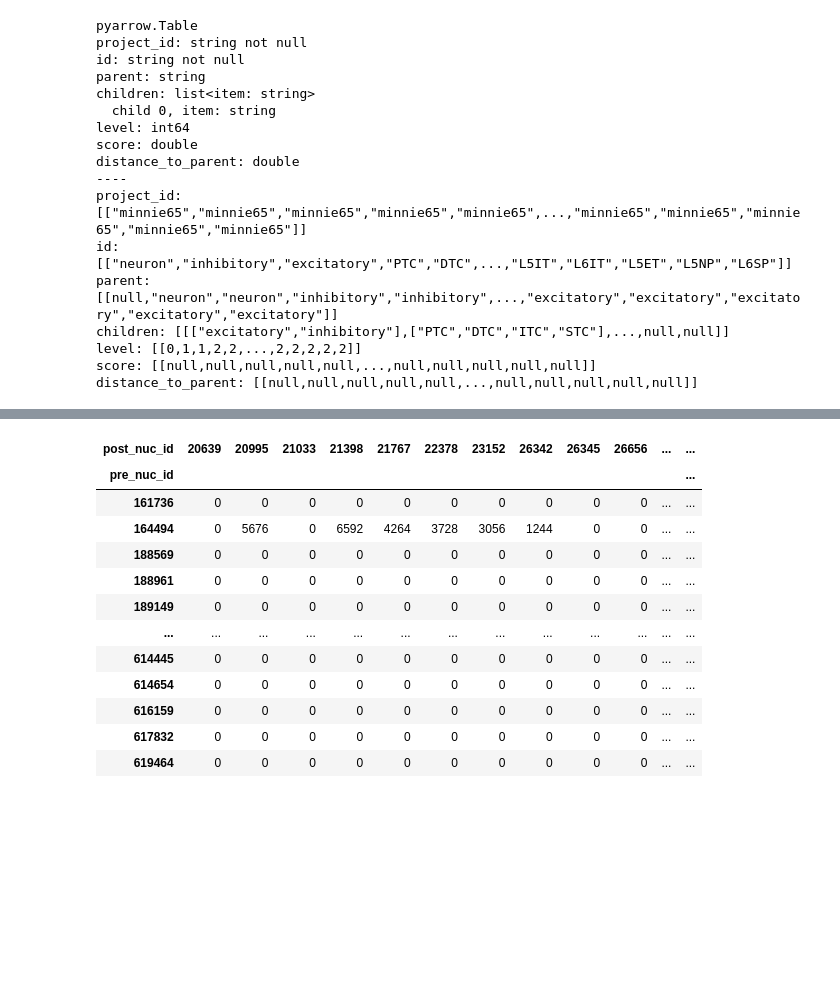
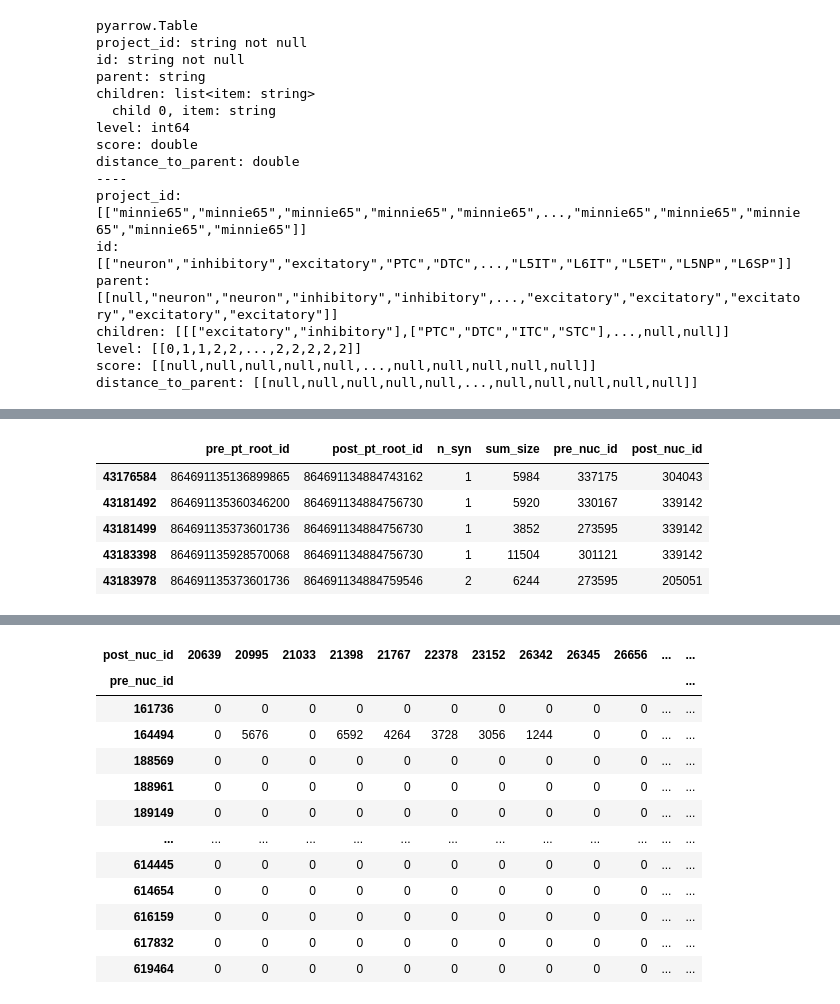
Before and after one commit to AllenInstitute/ConnectsCommonConnectivity, a Jupyter notebook: code/parse_minnie_clustering.ipynb, the cells around one changed output, grey strips where cells are left out. Drawn from its saved outputs; the diff is of its cells as text; code cells hidden in the pictures; blank space fills up the shorter version.

```diff
--- a/code/parse_minnie_clustering.ipynb
+++ b/code/parse_minnie_clustering.ipynb
@@ -332,0 +342,9 @@ conn_df.to_parquet('../results/soma_soma_conns.parquet')
+# %%
+conn_df.head()
+# %% [output]
+|  | pre_pt_root_id | post_pt_root_id | n_syn | sum_size | pre_nuc_id | post_nuc_id |
+| 43176584 | 864691135136899865 | 864691134884743162 | 1 | 5984 | 337175 | 304043 |
+| 43181492 | 864691135360346200 | 864691134884756730 | 1 | 5920 | 330167 | 339142 |
+| 43181499 | 864691135373601736 | 864691134884756730 | 1 | 3852 | 273595 | 339142 |
+| 43183398 | 864691135928570068 | 864691134884756730 | 1 | 11504 | 301121 | 339142 |
+| 43183978 | 864691135373601736 | 864691134884759546 | 2 | 6244 | 273595 | 205051 |
```
Also changed, not shown: parts of 16 cells of this notebook.
